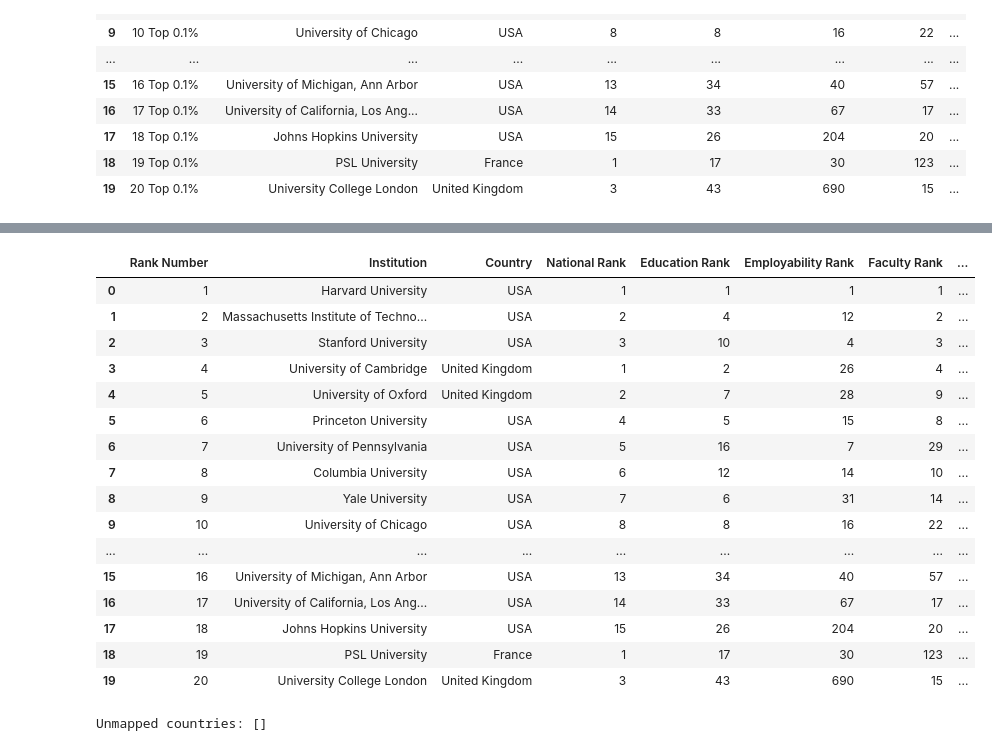
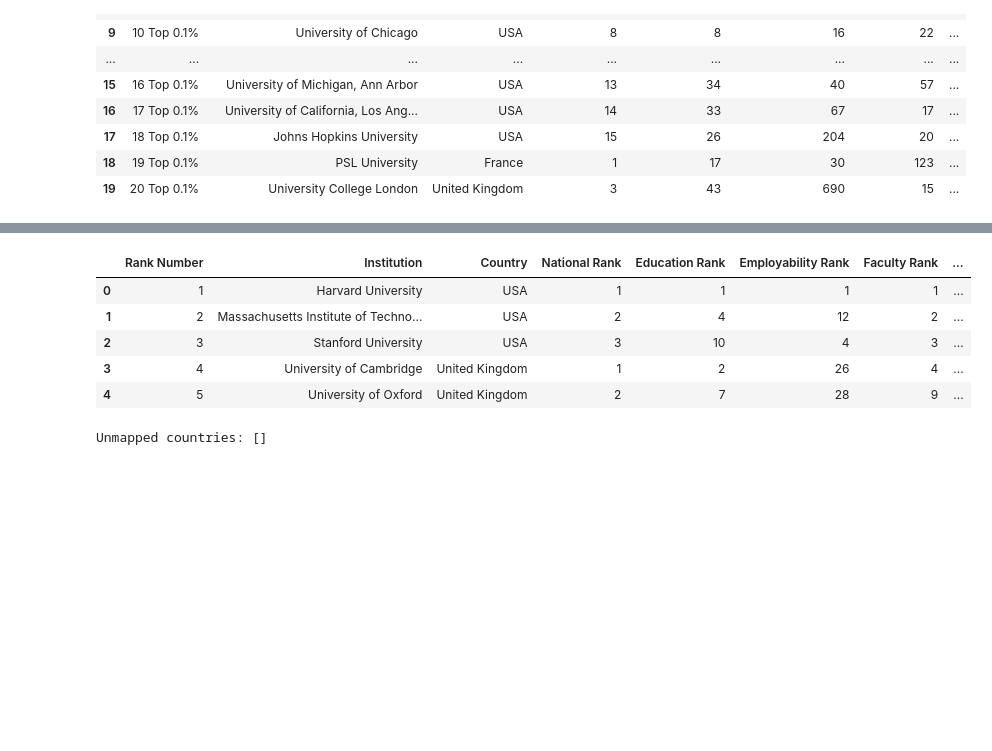
Before and after one commit to jonathern/ucu-msds-jonathankateega, a Jupyter notebook: data_science_lifecycle/Project 1/Notebooks attempt 2/wrangling.ipynb, the cells around one changed output, grey strips where cells are left out. Saved outputs shown, nothing was run; the diff lists cells and outputs as text; code cells hidden in the pictures; blank space fills up the shorter version.

```diff
--- a/data_science_lifecycle/Project 1/Notebooks attempt 2/wrangling.ipynb
+++ b/data_science_lifecycle/Project 1/Notebooks attempt 2/wrangling.ipynb
@@ -241,40 +228,29 @@ df_clean.head(20)
 # %%
 # Creating a new "Global_Region" column based on the "Location" column
 # Importing the country_converter package
 # This contains a 6-continent classification with Africa, Antarctica, Asia, Europe, America, Oceania
 # Documentation: https://github.com/IndEcol/country_converter?tab=readme-ov-file#classification-schemes
 
 import country_converter as coco
 
 # Makes more sense at this point to call the "Location" the "Country" instead
 df_clean = df_clean.rename(columns={"Location": "Country"})
 
 # Mapping "Country" to continent_name using the country_converter package
 df_clean["Global_Region"] = coco.convert(
     names = df_clean["Country"],
     to = "continent"
 )
 
 # Preview
-df_clean.head(20)
+df_clean.head(5)
 # %% [output]
 |  | Rank Number | Institution | Country | National Rank | Education Rank | Employability Rank | Faculty Rank | ... |
 | 0 | 1 | Harvard University | USA | 1 | 1 | 1 | 1 | ... |
 | 1 | 2 | Massachusetts Institute of Techno... | USA | 2 | 4 | 12 | 2 | ... |
 | 2 | 3 | Stanford University | USA | 3 | 10 | 4 | 3 | ... |
 | 3 | 4 | University of Cambridge | United Kingdom | 1 | 2 | 26 | 4 | ... |
 | 4 | 5 | University of Oxford | United Kingdom | 2 | 7 | 28 | 9 | ... |
-| 5 | 6 | Princeton University | USA | 4 | 5 | 15 | 8 | ... |
-| 6 | 7 | University of Pennsylvania | USA | 5 | 16 | 7 | 29 | ... |
-| 7 | 8 | Columbia University | USA | 6 | 12 | 14 | 10 | ... |
-| 8 | 9 | Yale University | USA | 7 | 6 | 31 | 14 | ... |
-| 9 | 10 | University of Chicago | USA | 8 | 8 | 16 | 22 | ... |
-| ... | ... | ... | ... | ... | ... | ... | ... | ... |
-| 15 | 16 | University of Michigan, Ann Arbor | USA | 13 | 34 | 40 | 57 | ... |
-| 16 | 17 | University of California, Los Ang... | USA | 14 | 33 | 67 | 17 | ... |
-| 17 | 18 | Johns Hopkins University | USA | 15 | 26 | 204 | 20 | ... |
-| 18 | 19 | PSL University | France | 1 | 17 | 30 | 123 | ... |
-| 19 | 20 | University College London | United Kingdom | 3 | 43 | 690 | 15 | ... |
 # %%
 # Checking for unmapped countries
 unmapped = df_clean[df_clean["Global_Region"].isna()]["Country"].unique()
```
Also changed, not shown: parts of 10 cells of this notebook, 2 other files.
